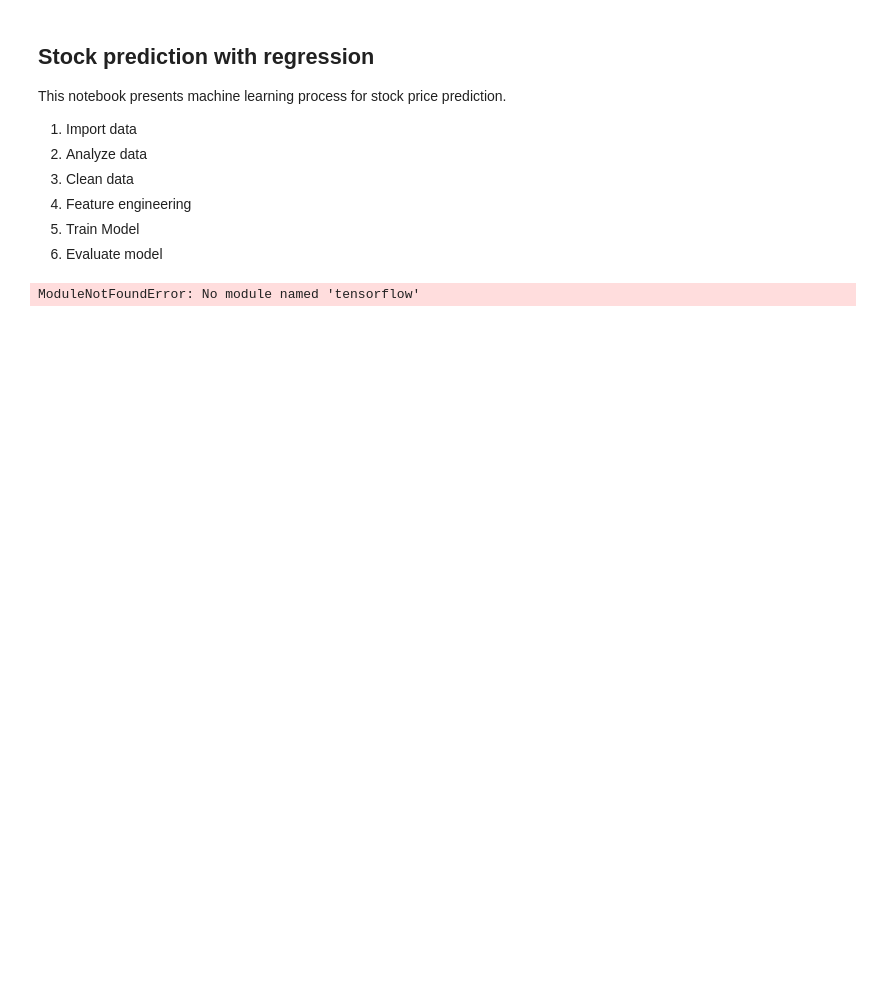
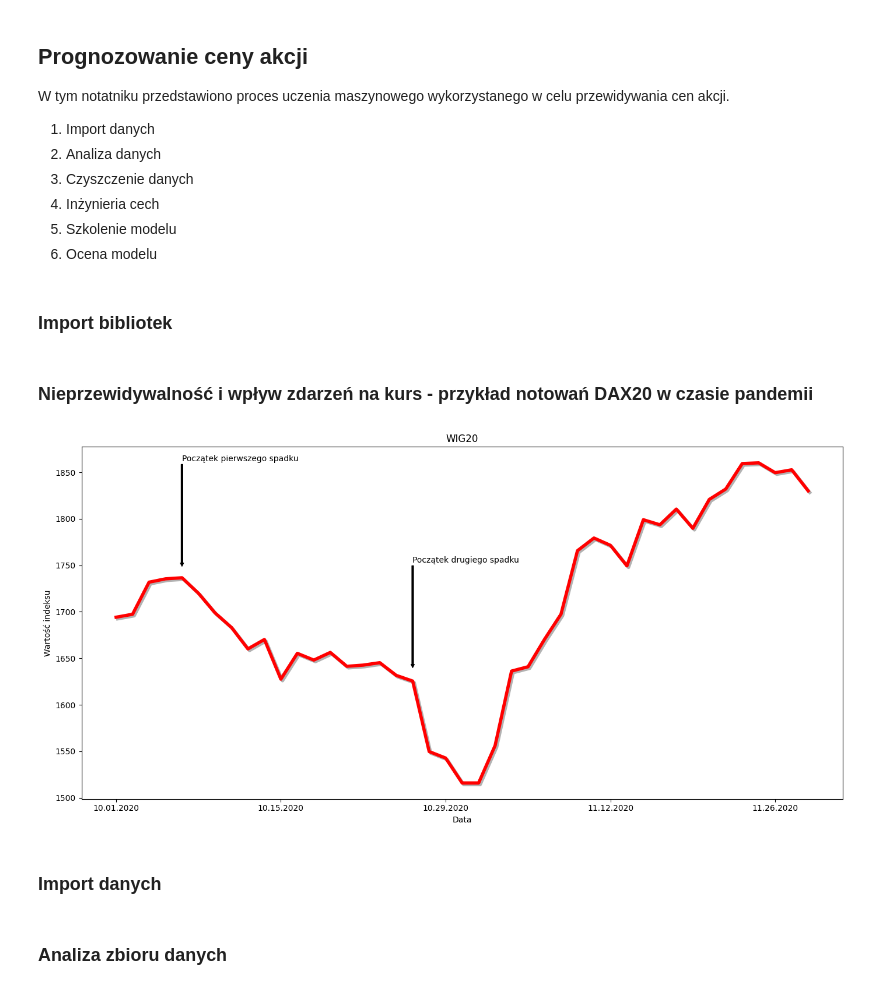
Before and after one commit to mzarnecki/time-series-analysis, a Jupyter notebook: notebook/prognose_google_stock_price.ipynb, the cells around one changed output. Saved outputs shown, nothing was run; the diff lists cells and outputs as text; code cells hidden in the pictures; blank space fills up the shorter version.

Commit message:
improve stock price prognose example

```diff
--- a/notebook/prognose_google_stock_price.ipynb
+++ b/notebook/prognose_google_stock_price.ipynb
@@ -1,9 +1,11 @@
 # %% [markdown]
-## Stock prediction with regression
-This notebook presents machine learning process for stock price prediction.
-1. Import data
-2. Analyze data
-3. Clean data
-4. Feature engineering
-5. Train Model
-6. Evaluate model
+## Prognozowanie ceny akcji
+W tym notatniku przedstawiono proces uczenia maszynowego wykorzystanego w celu przewidywania cen akcji.
+1. Import danych
+2. Analiza danych
+3. Czyszczenie danych
+4. Inżynieria cech
+5. Szkolenie modelu
+6. Ocena modelu
+# %% [markdown]
+### Import bibliotek
@@ -11,21 +15,24 @@ This notebook presents machine learning process for stock price prediction.
 #import libraries
 import numpy as np
 import pandas as pd
-import matplotlib.pyplot as plt
 from sklearn import metrics
 from sklearn.preprocessing import MinMaxScaler
 from keras.models import Sequential
 from keras.layers import Dense
 from keras.layers import LSTM
 from keras.layers import Dropout
+import matplotlib as mpl
+import matplotlib.pyplot as plt
+
+mpl.rcParams["figure.figsize"] = (14, 7)
+mpl.rcParams["figure.facecolor"] = "white"
+mpl.rcParams["axes.facecolor"] = "white"
-# %% [output]
-ModuleNotFoundError: No module named 'tensorflow'
+# %% [markdown]
+### Nieprzewidywalność i wpływ zdarzeń na kurs - przykład notowań DAX20 w czasie pandemii
 # %%
-from datetime import datetime
 import matplotlib.patheffects as path_effects
 
-fig = plt.figure()
-ax = fig.add_subplot(1, 1, 1)
+fig, ax = plt.subplots(figsize=(14, 7))
 
 dax_dates = [
 '11.30.2020',
@@ -123,31 +130,41 @@ ratios = [
 ratios.reverse()
 
 dax_ratio = {'WIG20': ratios}
 
 data = pd.DataFrame(dax_ratio, index=dax_dates)
 spx = data['WIG20']
 spx.plot(ax=ax, style='r-', path_effects=[path_effects.SimpleLineShadow(),
                        path_effects.Normal()], linewidth=4)
 
+# 07.10.2020 - ustalenia: Zasada „test 48h” przy noclegach dla osób z obszarów wysokiej incidencji, apel o ograniczenie niekoniecznych podróży, przy przekroczeniu 50 nowych zakażeń / 100 000 mieszkańców / 7 dni kraje związkowe mają wdrażać ukierunkowane lokalne ograniczenia
+# 28.10.2020 - ogólnoniemiecki pakiet dodatkowych obostrzeń od 02.11 do końca listopada („Wellenbrecher/lockdown light”)
+
 ax.set_title('WIG20')
 ax.annotate(
      'Początek pierwszego spadku',
     xy=(4, 1719 + 30),
     xytext=(4, 1719 + 150),
     arrowprops=dict(facecolor='black', headwidth=4, width=2, headlength=4),
     horizontalalignment='left',
     verticalalignment='top'
 )
 
 ax.annotate(
      'Początek drugiego spadku',
     xy=(18, 1610 + 30),
     xytext=(18, 1610 + 150),
     arrowprops=dict(facecolor='black', headwidth=4, width=2, headlength=4),
     horizontalalignment='left',
     verticalalignment='top'
 )
 
 ax.set_xlabel('Data')
 ax.set_ylabel('Wartość indeksu')
+
+plt.tight_layout()
+plt.show()
+# %% [output]
+[figure, added]
+# %% [markdown]
+### Import danych
 # %%
@@ -155,4 +171,6 @@ ax.set_ylabel('Wartość indeksu')
 dataset = pd.read_csv("../data/google.csv")
+# %% [markdown]
+### Analiza zbioru danych
 # %%
 dataset.describe()
 # %%
```
Also changed, not shown: parts of 17 cells of this notebook.
